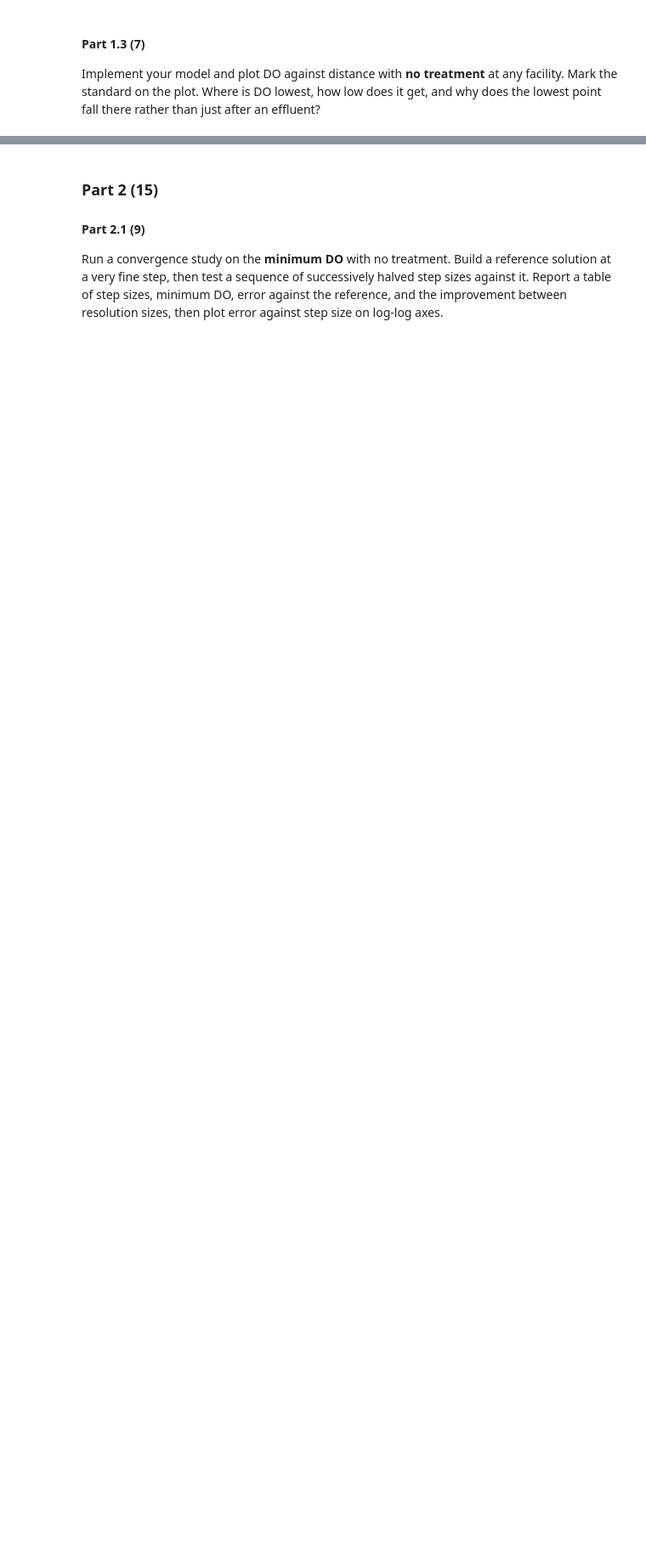
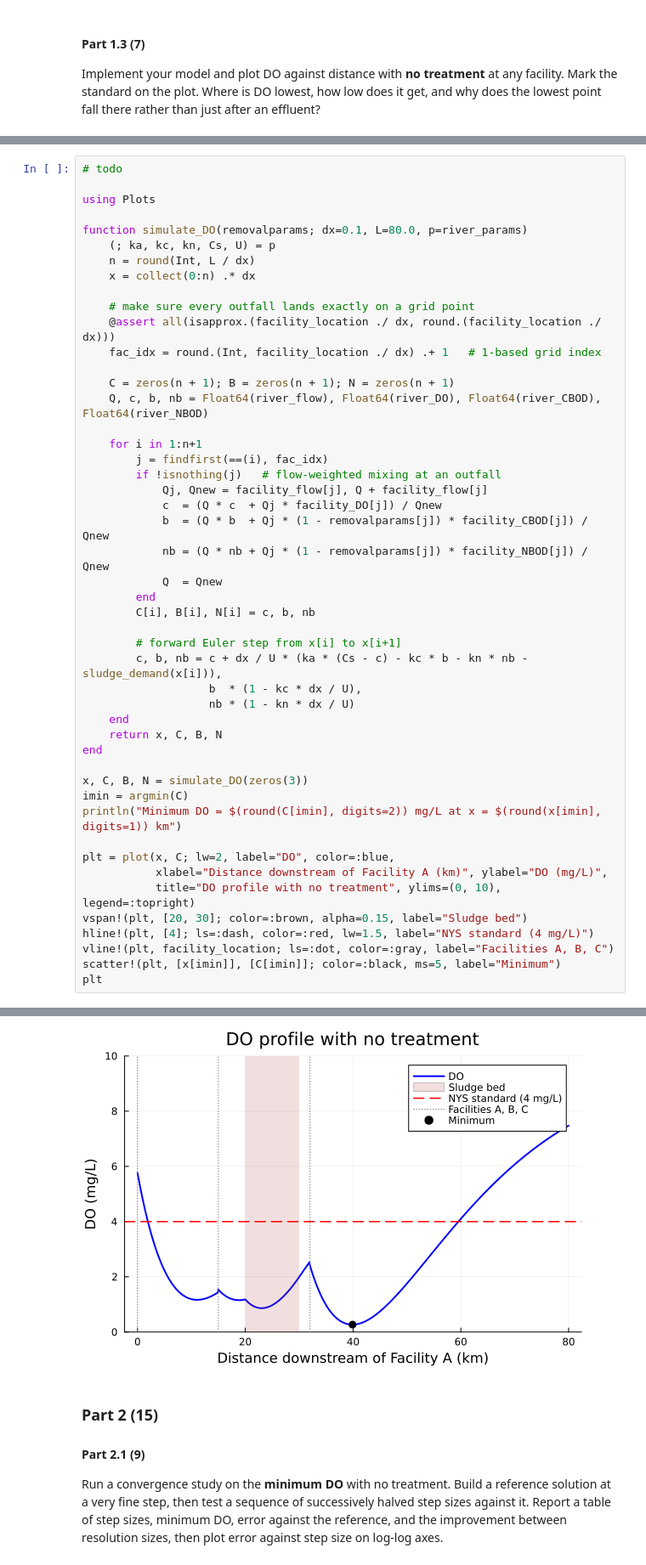
Before and after one commit to ant-san05/Mini-Project-01-Anthony-Daniel, a Jupyter notebook: mp01.ipynb, the cells around one changed output, grey strips where cells are left out. Shown at 85% size. Cells and saved outputs as stored; diff of their text form; blank space fills up the shorter version.

```diff
--- a/mp01.ipynb
+++ b/mp01.ipynb
@@ -201,0 +295,49 @@ just after an effluent?
+# %%
+# todo
+
+using Plots
+
+function simulate_DO(removalparams; dx=0.1, L=80.0, p=river_params)
+    (; ka, kc, kn, Cs, U) = p
+    n = round(Int, L / dx)
+    x = collect(0:n) .* dx
+
+    # make sure every outfall lands exactly on a grid point
+    @assert all(isapprox.(facility_location ./ dx, round.(facility_location ./ dx)))
+    fac_idx = round.(Int, facility_location ./ dx) .+ 1   # 1-based grid index
+
+    C = zeros(n + 1); B = zeros(n + 1); N = zeros(n + 1)
+    Q, c, b, nb = Float64(river_flow), Float64(river_DO), Float64(river_CBOD), Float64(river_NBOD)
+
+    for i in 1:n+1
+        j = findfirst(==(i), fac_idx)
+        if !isnothing(j)   # flow-weighted mixing at an outfall
+            Qj, Qnew = facility_flow[j], Q + facility_flow[j]
+            c  = (Q * c  + Qj * facility_DO[j]) / Qnew
+            b  = (Q * b  + Qj * (1 - removalparams[j]) * facility_CBOD[j]) / Qnew
+            nb = (Q * nb + Qj * (1 - removalparams[j]) * facility_NBOD[j]) / Qnew
+            Q  = Qnew
+        end
+        C[i], B[i], N[i] = c, b, nb
+
+        # forward Euler step from x[i] to x[i+1]
+        c, b, nb = c + dx / U * (ka * (Cs - c) - kc * b - kn * nb - sludge_demand(x[i])),
+                   b  * (1 - kc * dx / U),
+                   nb * (1 - kn * dx / U)
+    end
+    return x, C, B, N
+end
+
+x, C, B, N = simulate_DO(zeros(3))
+imin = argmin(C)
+println("Minimum DO = $(round(C[imin], digits=2)) mg/L at x = $(round(x[imin], digits=1)) km")
+
+plt = plot(x, C; lw=2, label="DO", color=:blue,
+           xlabel="Distance downstream of Facility A (km)", ylabel="DO (mg/L)",
+           title="DO profile with no treatment", ylims=(0, 10), legend=:topright)
+vspan!(plt, [20, 30]; color=:brown, alpha=0.15, label="Sludge bed")
+hline!(plt, [4]; ls=:dash, color=:red, lw=1.5, label="NYS standard (4 mg/L)")
+vline!(plt, facility_location; ls=:dot, color=:gray, label="Facilities A, B, C")
+scatter!(plt, [x[imin]], [C[imin]]; color=:black, ms=5, label="Minimum")
+plt
+# %% [output]
@@ -202,3 +345,4 @@ just after an effluent?
+[figure, added]
 # %% [markdown]
 
 ### Part 2 (15)
```
Also changed, not shown: parts of 7 cells of this notebook.
